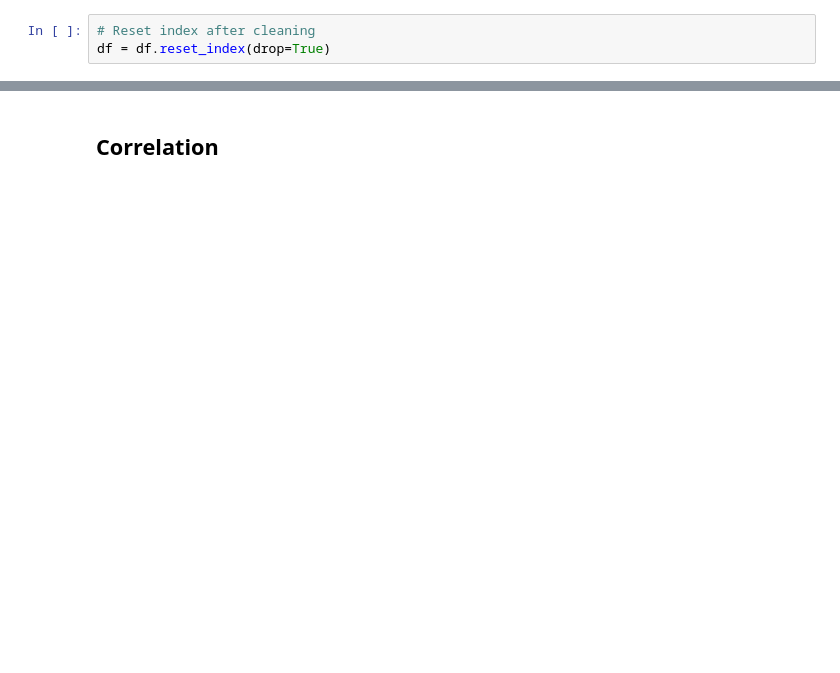
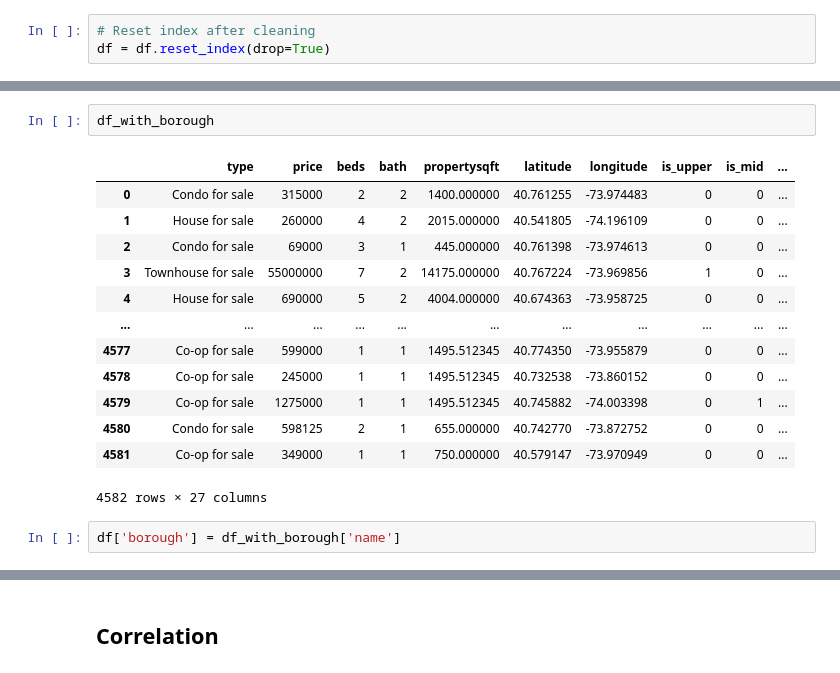
Before and after one commit to codekot/nyc-housing-project, a Jupyter notebook: notebooks/nyc_2024.ipynb, the cells around one changed output, grey strips where cells are left out. Saved outputs shown, nothing was run; the diff lists cells and outputs as text; blank space fills up the shorter version.

```diff
--- a/notebooks/nyc_2024.ipynb
+++ b/notebooks/nyc_2024.ipynb
@@ -1096,0 +1121,18 @@ break
+# %%
+df_with_borough
+# %% [output]
+|  | type | price | beds | bath | propertysqft | latitude | longitude | is_upper | is_mid | ... |
+| 0 | Condo for sale | 315000 | 2 | 2 | 1400.000000 | 40.761255 | -73.974483 | 0 | 0 | ... |
+| 1 | House for sale | 260000 | 4 | 2 | 2015.000000 | 40.541805 | -74.196109 | 0 | 0 | ... |
+| 2 | Condo for sale | 69000 | 3 | 1 | 445.000000 | 40.761398 | -73.974613 | 0 | 0 | ... |
+| 3 | Townhouse for sale | 55000000 | 7 | 2 | 14175.000000 | 40.767224 | -73.969856 | 1 | 0 | ... |
+| 4 | House for sale | 690000 | 5 | 2 | 4004.000000 | 40.674363 | -73.958725 | 0 | 0 | ... |
+| ... | ... | ... | ... | ... | ... | ... | ... | ... | ... | ... |
+| 4577 | Co-op for sale | 599000 | 1 | 1 | 1495.512345 | 40.774350 | -73.955879 | 0 | 0 | ... |
+| 4578 | Co-op for sale | 245000 | 1 | 1 | 1495.512345 | 40.732538 | -73.860152 | 0 | 0 | ... |
+| 4579 | Co-op for sale | 1275000 | 1 | 1 | 1495.512345 | 40.745882 | -74.003398 | 0 | 1 | ... |
+| 4580 | Condo for sale | 598125 | 2 | 1 | 655.000000 | 40.742770 | -73.872752 | 0 | 0 | ... |
+| 4581 | Co-op for sale | 349000 | 1 | 1 | 750.000000 | 40.579147 | -73.970949 | 0 | 0 | ... |
+4582 rows × 27 columns
+# %%
+df['borough'] = df_with_borough['name']
```
Also changed, not shown: parts of 17 cells of this notebook, 1 other file.
